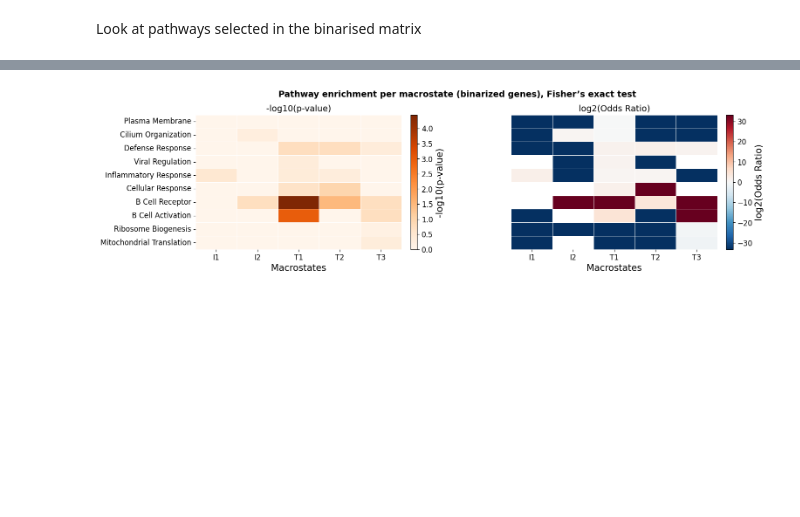
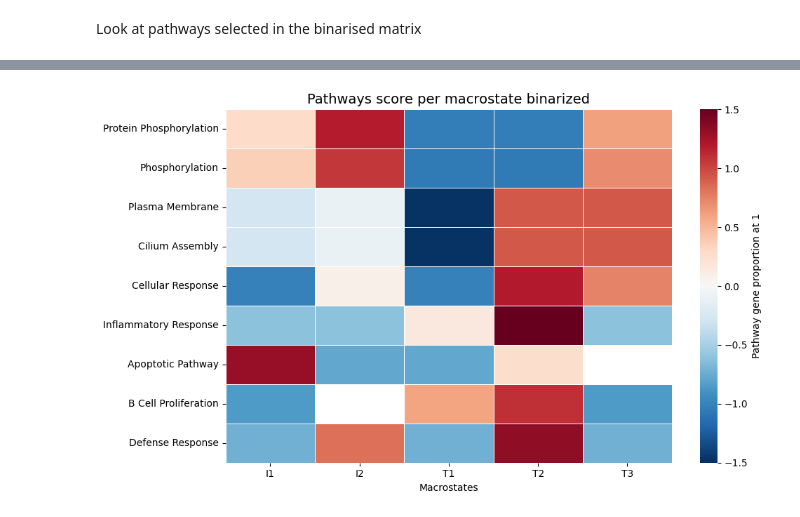
Before and after one commit to Augugustine/CITE-seq-analysis-CLL, a Jupyter notebook: 3- Boolean model/Binarization.ipynb, the cells around one changed output, grey strips where cells are left out. Cells and saved outputs as stored; diff of their text form; code cells hidden in the pictures; blank space fills up the shorter version.

```diff
--- a/3- Boolean model/Binarization.ipynb
+++ b/3- Boolean model/Binarization.ipynb
@@ -531,79 +730,41 @@ plt.show()
 # %%
-binary_matrix =binary_matrix.T
-stats = {}
-stats_or = {}
+binary_matrix = pd.DataFrame.from_dict(binarized_states, orient="index").fillna(np.nan)
 
-for pathway_name, gene_list in pathways.items():
-    stats[pathway_name] = {}
-    stats_or[pathway_name] = {}
-    for state in binary_matrix.columns:
-        state_vector = binary_matrix[state]
-        genes = [g for g in gene_list if g in state_vector.index]
-        if len(genes) == 0:
-            continue
+binary_matrix = binary_matrix.apply(pd.to_numeric, errors="coerce")
 
-        # counts
-        in_pathway = state_vector.loc[genes]
-        out_pathway = state_vector.drop(index=genes)
-        a = (in_pathway == 1).sum()
-        b = (in_pathway == 0).sum()
-        c = (out_pathway == 1).sum()
-        d = (out_pathway == 0).sum()
-        table = [[a, b], [c, d]]
+scores = {}
 
-        oddsratio, pval = fisher_exact(table)
-        stats[pathway_name][state] = -np.log10(pval + 1e-10)
-        # log2(OR)
-        log2_or = np.log2(oddsratio + 1e-10)
-        stats_or[pathway_name][state] = log2_or
+for name, genes in pathways.items():
+    # keep genes only present in binary_matrix
+    genes_present = [g for g in genes if g in binary_matrix.columns]
+    if len(genes_present) == 0:
+        # pathway empthy
+        scores[name] = pd.Series(np.nan, index=binary_matrix.index, dtype=float)
+        continue
 
-stats_or_df = pd.DataFrame(stats_or)
-stats_df = pd.DataFrame(stats)
+    mat = binary_matrix.loc[:, genes_present]
+
+    num = (mat == 1).sum(axis=1)          # number of genes activated (=1) per macrostates
+    den = mat.notna().sum(axis=1)         # number of 0 or 1, not NA
+    score = num / den                     # if den > 0, else NaN
+    #score = num / len(genes_present)
+
+    scores[name] = score
+
+
+scores_df = pd.DataFrame(scores)
 order = ["I1", "I2", "T1", "T2", "T3"]
-stats_df = stats_df.loc[order]
-stats_or_df = stats_or_df.loc[order]
+scores_df = scores_df.loc[order]
+scores_df_z = scores_df.apply(lambda x: (x - x.mean()) / x.std(), axis=0)
+scores_df_z = scores_df_z.T
 
-#Plots
-TICK_FONTSIZE = 12
-LABEL_FONTSIZE = 15
-TITLE_FONTSIZE = 14
-
-fig, axes = plt.subplots(1, 2, figsize=(16, 4), gridspec_kw={"wspace": 0.4, "width_ratios": [1, 1]})
-fig.suptitle("Pathway enrichment per macrostate (binarized genes), Fisher’s exact test", fontsize=14, fontweight="bold", y=1.02)
-
-# Left heatmap — -log10(p-value)
-abs_max_pval = np.nanmax(np.abs(stats_df.T.values))
-sns.heatmap(stats_df.T,cmap="Oranges",vmin=0, vmax=abs_max_pval,linewidths=0.5,ax=axes[0],cbar=False,yticklabels=True)
-axes[0].set_title("-log10(p-value)", fontsize=TITLE_FONTSIZE)
-axes[0].set_xlabel("Macrostates", fontsize=LABEL_FONTSIZE)
-axes[0].tick_params(axis='x', labelsize=TICK_FONTSIZE, rotation=0)
-axes[0].tick_params(axis='y', labelsize=TICK_FONTSIZE, rotation=0)
-
-sm1 = plt.cm.ScalarMappable(cmap="Oranges", norm=plt.Normalize(vmin=0, vmax=abs_max_pval))
-sm1.set_array([])
-cbar1 = fig.colorbar(sm1, ax=axes[0], fraction=0.046, pad=0.04)
-cbar1.set_label("-log10(p-value)", fontsize=LABEL_FONTSIZE)
-cbar1.ax.tick_params(labelsize=TICK_FONTSIZE)
-
-# Right heatmap — log2(Odds Ratio)
-finite_or = stats_or_df.T.replace([np.inf, -np.inf], np.nan)
-abs_max_or = np.nanmax(np.abs(finite_or.values))
-or_clipped = stats_or_df.T.replace(np.inf, abs_max_or).replace(-np.inf, -abs_max_or)
-
-sns.heatmap(or_clipped,cmap="RdBu_r", center=0,vmin=-abs_max_or, vmax=abs_max_or,linewidths=0.5,ax=axes[1],cbar=False,yticklabels=False)
-axes[1].set_title("log2(Odds Ratio)", fontsize=TITLE_FONTSIZE)
-axes[1].set_xlabel("Macrostates", fontsize=LABEL_FONTSIZE)
-axes[1].set_ylabel("")
-axes[1].tick_params(axis='x', labelsize=TICK_FONTSIZE, rotation=0)
-
-sm2 = plt.cm.ScalarMappable(cmap="RdBu_r", norm=plt.Normalize(vmin=-abs_max_or, vmax=abs_max_or))
-sm2.set_array([])
-cbar2 = fig.colorbar(sm2, ax=axes[1], fraction=0.046, pad=0.04)
-cbar2.set_label("log2(Odds Ratio)", fontsize=LABEL_FONTSIZE)
-cbar2.ax.tick_params(labelsize=TICK_FONTSIZE)
-
+#Plot
+plt.figure(figsize=(10, 6))
+sns.heatmap(scores_df_z,cmap="RdBu_r",annot=False, linewidths=0.5, center=0,fmt=".2f",vmin=-1.5, vmax=1.5,cbar_kws={"label": "Pathway gene proportion at 1"})
+plt.title("Pathways score per macrostate binarized", fontsize=14)
+plt.xlabel("Macrostates")
 plt.tight_layout()
-#plt.savefig(f"{output_directory}/pathway_enrichment_binarized.png", dpi=300, bbox_inches="tight")
+plt.savefig(f"{output_directory}/pathways_macrostates_percent_binarized.png", dpi=300, bbox_inches="tight")
 plt.show()
 # %% [output]
-[figure, old version]
+[figure, new version]
```
Also changed, not shown: parts of 35 cells of this notebook, 2 other files.
